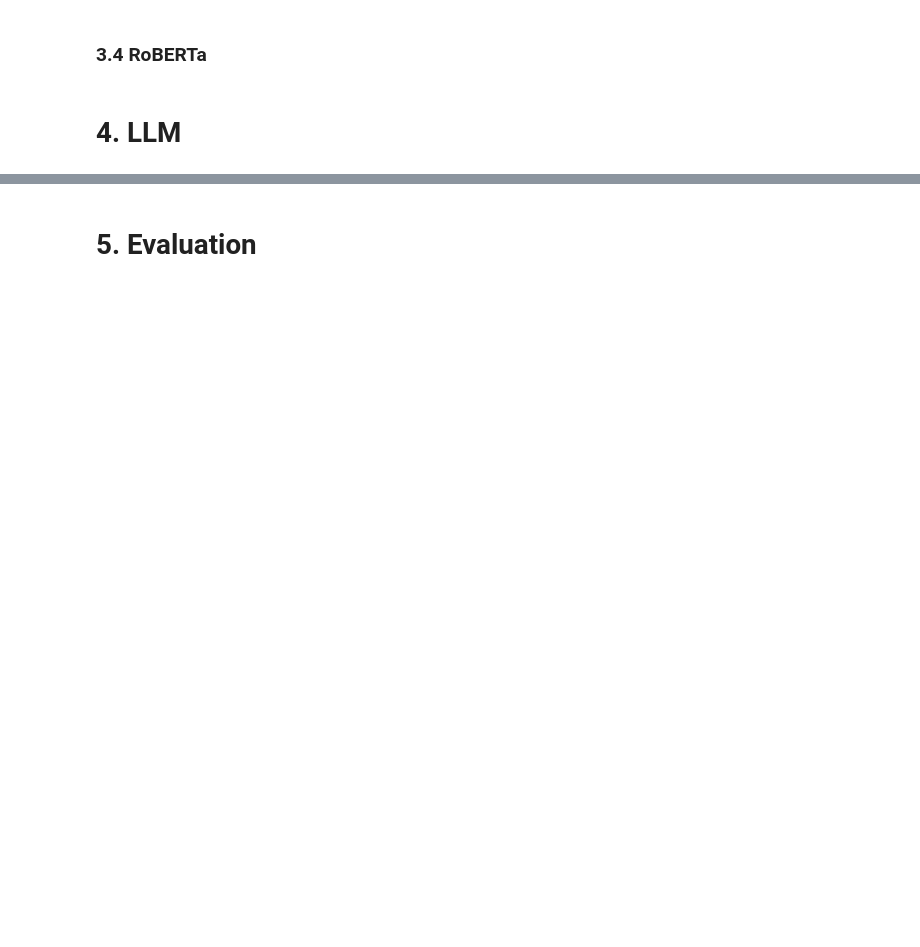
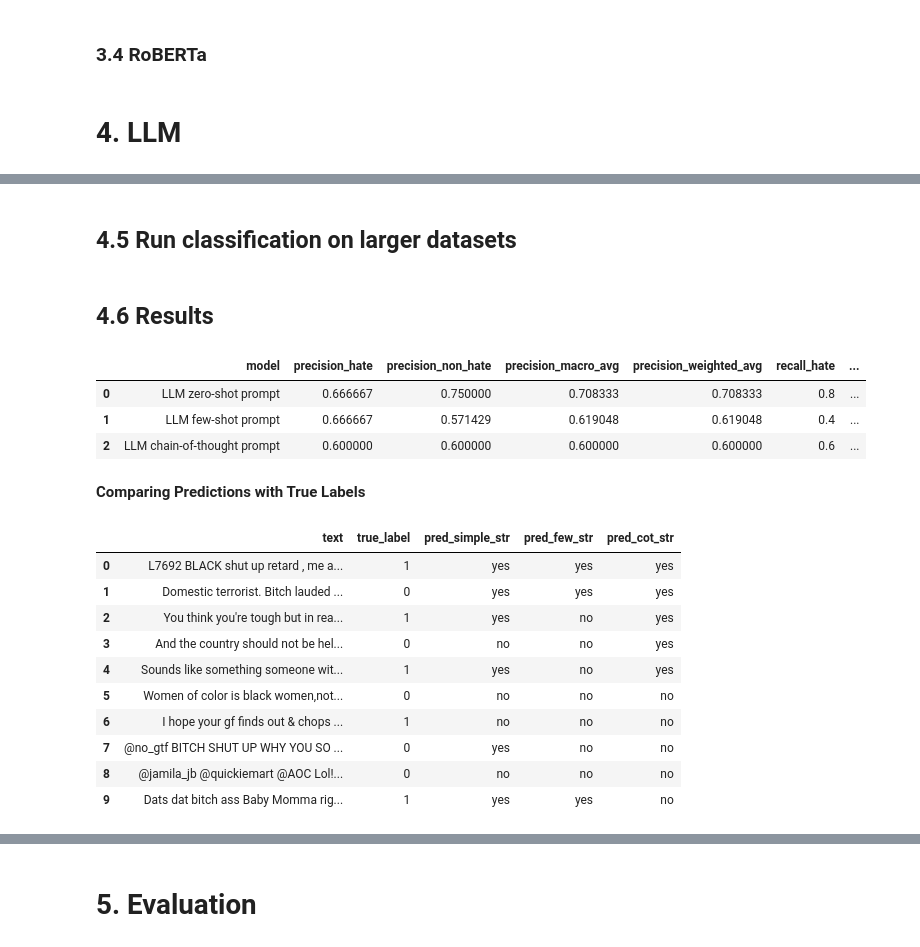
Before and after one commit to AugustBjerg/NLP-exam, a Jupyter notebook: notebooks/NLP EXAM final.ipynb, the cells around one changed output, grey strips where cells are left out. Drawn from its saved outputs; the diff is of its cells as text; code cells hidden in the pictures; blank space fills up the shorter version.

```diff
--- a/notebooks/NLP EXAM final.ipynb
+++ b/notebooks/NLP EXAM final.ipynb
@@ -1097,0 +1062,2 @@ for name, preds in [("Simple", simple_preds),
+# %% [markdown]
+## 4.5 Run classification on larger datasets
@@ -1097,0 +1086,69 @@ for name, preds in [("Simple", simple_preds),
+# %% [markdown]
+## 4.6 Results
+# %%
+# 1. Prepare a fresh llm_results list
+llm_results = []
+
+# 2. Pull the true labels from your real column
+y_true = sample_df['is_hate_speech'].values
+
+# 3. A tiny helper to turn your “yes”/“no” preds into 1/0
+def to_numeric(preds):
+    return np.array([1 if p == 'yes' else 0 for p in preds])
+
+# 4. Run each of your LLM classifiers (you already have these arrays)
+y_simple = to_numeric(simple_preds)
+y_few   = to_numeric(few_shot_preds)
+y_cot   = to_numeric(cot_preds)
+
+# 5. Build a classification report for each and append to llm_results
+report_simple = classification_report(y_true, y_simple, output_dict=True)
+append_results(llm_results, report_simple, 'LLM zero-shot prompt', EVALUATION_METRICS)
+
+report_few = classification_report(y_true, y_few, output_dict=True)
+append_results(llm_results, report_few, 'LLM few-shot prompt', EVALUATION_METRICS)
+
+report_cot = classification_report(y_true, y_cot, output_dict=True)
+append_results(llm_results, report_cot, 'LLM chain-of-thought prompt', EVALUATION_METRICS)
+# %%
+llm_results_df = pd.DataFrame(llm_results)
+llm_results_df
+# %% [output]
+|  | model | precision_hate | precision_non_hate | precision_macro_avg | precision_weighted_avg | recall_hate | ... |
+| 0 | LLM zero-shot prompt | 0.666667 | 0.750000 | 0.708333 | 0.708333 | 0.8 | ... |
+| 1 | LLM few-shot prompt | 0.666667 | 0.571429 | 0.619048 | 0.619048 | 0.4 | ... |
+| 2 | LLM chain-of-thought prompt | 0.600000 | 0.600000 | 0.600000 | 0.600000 | 0.6 | ... |
+# %% [markdown]
+**Comparing Predictions with True Labels**
+# %%
+# 1. Copy your sample (or full test) DataFrame
+comp_df = sample_df.copy()
+
+# 2. Add numeric preds
+comp_df['pred_simple'] = to_numeric(simple_preds)
+comp_df['pred_few']    = to_numeric(few_shot_preds)
+comp_df['pred_cot']    = to_numeric(cot_preds)
+
+# 3. (Optional) turn 0/1 back into yes/no strings
+comp_df['pred_simple_str'] = np.where(comp_df['pred_simple']==1, 'yes', 'no')
+comp_df['pred_few_str']    = np.where(comp_df['pred_few']==1,    'yes', 'no')
+comp_df['pred_cot_str']    = np.where(comp_df['pred_cot']==1,    'yes', 'no')
+
+# 4. Rename your true‐label column to something easy
+comp_df = comp_df.rename(columns={'is_hate_speech': 'true_label'})
+
+# 5. See the full thing
+comp_df[['text', 'true_label',
+               'pred_simple_str', 'pred_few_str', 'pred_cot_str']]
+# %% [output]
+|  | text | true_label | pred_simple_str | pred_few_str | pred_cot_str |
+| 0 | L7692 BLACK shut up retard , me a... | 1 | yes | yes | yes |
+| 1 | Domestic terrorist. Bitch lauded ... | 0 | yes | yes | yes |
+| 2 | You think you're tough but in rea... | 1 | yes | no | yes |
+| 3 | And the country should not be hel... | 0 | no | no | yes |
+| 4 | Sounds like something someone wit... | 1 | yes | no | yes |
+| 5 | Women of color is black women,not... | 0 | no | no | no |
+| 6 | I hope your gf finds out & chops ... | 1 | no | no | no |
+| 7 | @no_gtf BITCH SHUT UP WHY YOU SO ... | 0 | yes | no | no |
+| 8 | @jamila_jb @quickiemart @AOC Lol!... | 0 | no | no | no |
+| 9 | Dats dat bitch ass Baby Momma rig... | 1 | yes | yes | no |
```
Also changed, not shown: parts of 61 cells of this notebook.
